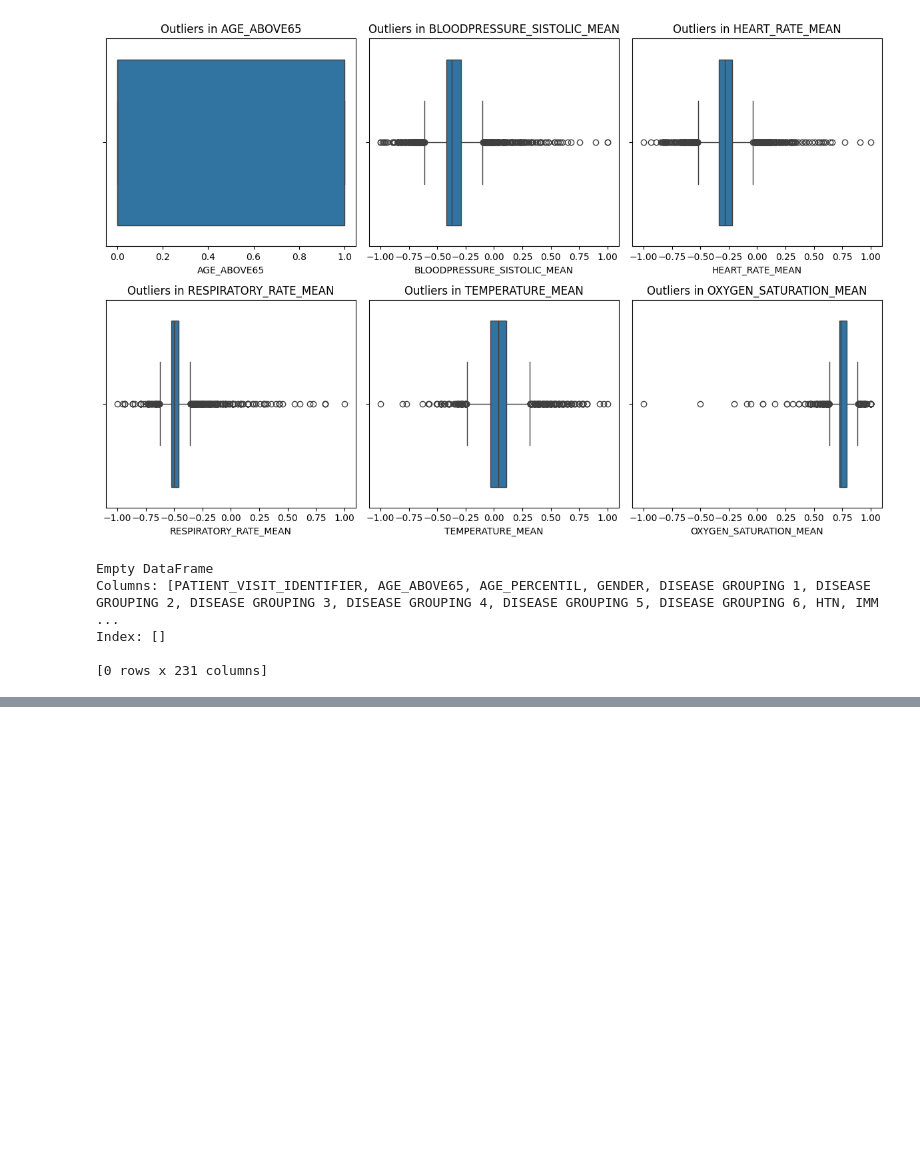
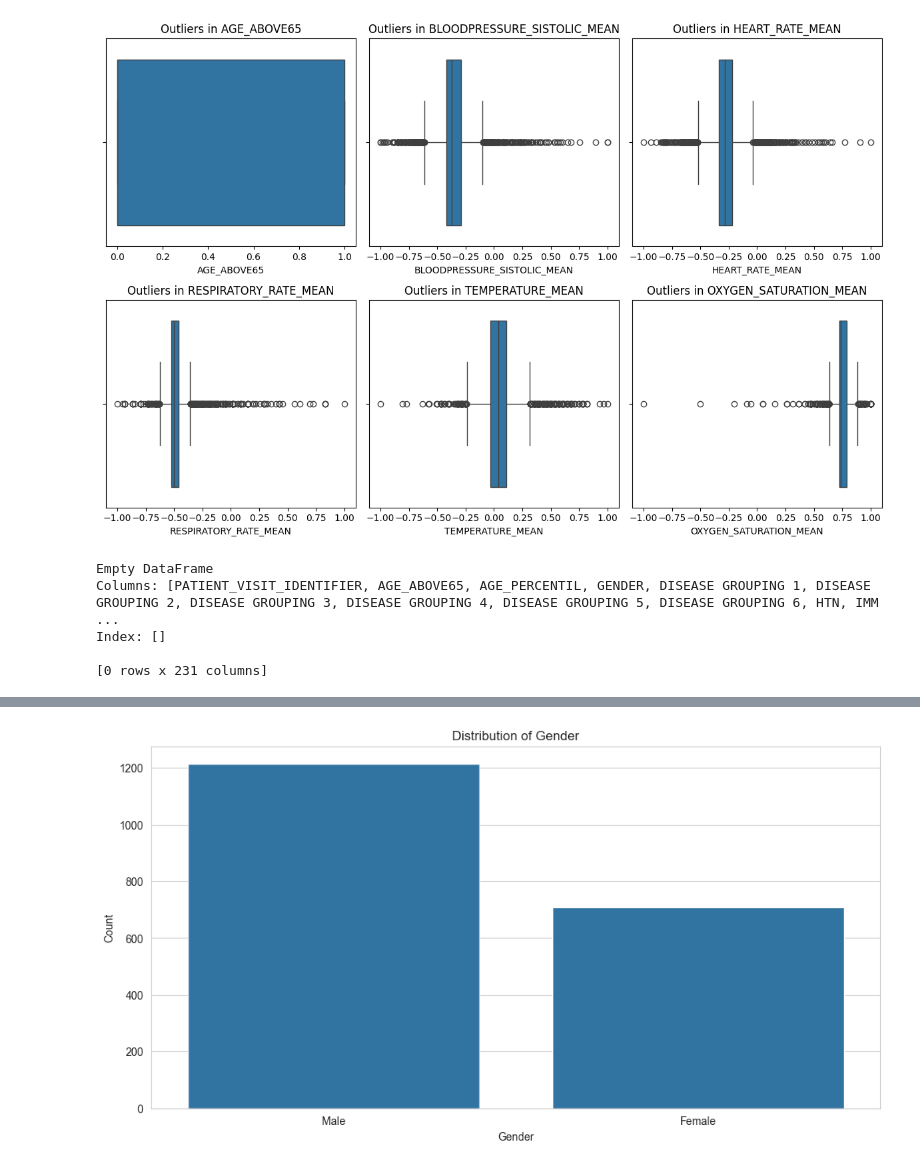
Before and after one commit to BobanMilenkoski/Python_Predicting_COVIID-19_ICU_Admissions, a Jupyter notebook: Python_Predicting_COVIID-19_ICU_Admissions.ipynb, the cells around one changed output, grey strips where cells are left out. Cells and saved outputs as stored; diff of their text form; code cells hidden in the pictures; blank space fills up the shorter version.

```diff
--- a/Python_Predicting_COVIID-19_ICU_Admissions.ipynb
+++ b/Python_Predicting_COVIID-19_ICU_Admissions.ipynb
@@ -287,0 +370,14 @@ Index: []
+# %%
+# Set plot size and style
+plt.figure(figsize=(12, 6))
+sns.set_style('whitegrid')
+
+df_cleaned['GENDER'] = df_cleaned['GENDER'].map({0: 'Male', 1: 'Female'})
+
+sns.countplot(data=df_cleaned, x='GENDER')
+plt.title('Distribution of Gender')
+plt.xlabel('Gender')
+plt.ylabel('Count')
+plt.show()
+# %% [output]
+[figure, added]
```
Also changed, not shown: parts of 16 cells of this notebook.
